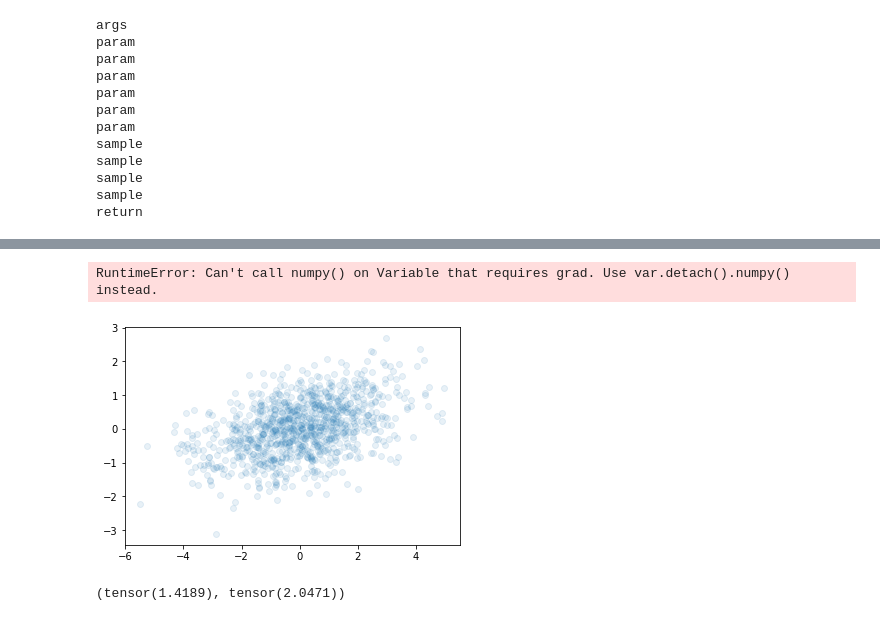
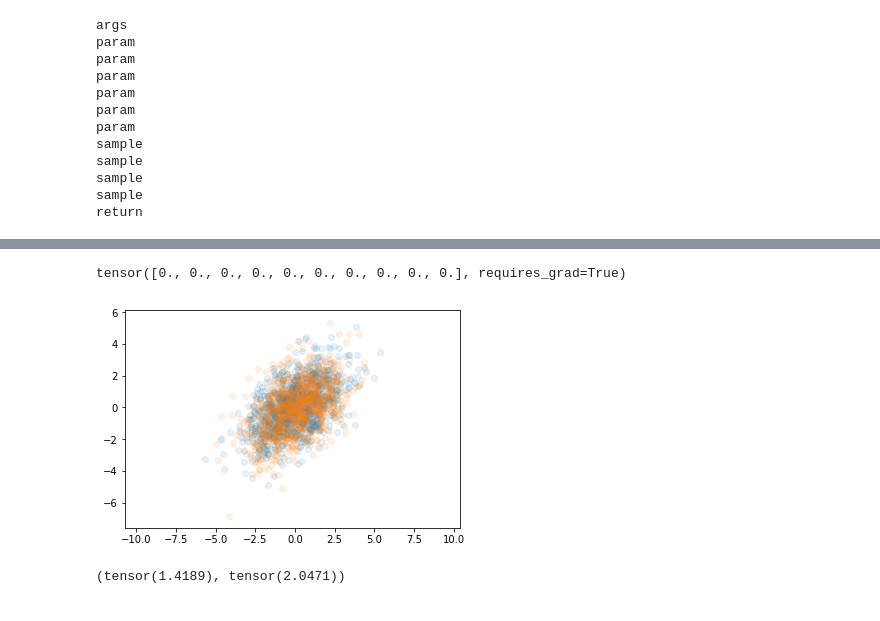
Before and after one commit to deoxyribose/compositions_mixtures_factors, a Jupyter notebook: factorAnalysis.ipynb, the cells around one changed output, grey strips where cells are left out. Cells and saved outputs as stored; diff of their text form; code cells hidden in the pictures.

```diff
--- a/factorAnalysis.ipynb
+++ b/factorAnalysis.ipynb
@@ -328,15 +341,20 @@ variatonal_posterior_sample = dict(zip(['loc','cov_factor_column','cov_diag'],fa
 posterior_predictive = pyro.condition(factorAnalysis, data = variatonal_posterior_sample)
 # %%
 posterior_predictive_check = posterior_predictive(data)
+# %%
+posterior_predictive_check = posterior_predictive_check.detach().numpy()
+# %%
+pyro.param("loc_mean")
+# %% [output]
+tensor([0., 0., 0., 0., 0., 0., 0., 0., 0., 0.], requires_grad=True)
 # %%
 # plot two random dimensions against each other
 random_idxs = np.random.choice(np.arange(D),size=2,replace=False)
 pyplot.scatter(*random_data[:,random_idxs].T, alpha=.1)
-pyplot.scatter(*posterior_predictive_check[:,random_idxs].transpose(0,1), alpha=.1)
+pyplot.scatter(*posterior_predictive_check[:,random_idxs].T, alpha=.1)
 pyplot.axis('equal');
 # %% [output]
-RuntimeError: Can't call numpy() on Variable that requires grad. Use var.detach().numpy() instead.
-[figure, old version]
+[figure, new version]
 # %%
 std_normal = pyro.distributions.Normal(loc=0,scale=1)
 # %%
```
Also changed, not shown: parts of 11 cells of this notebook, 1 other file.
